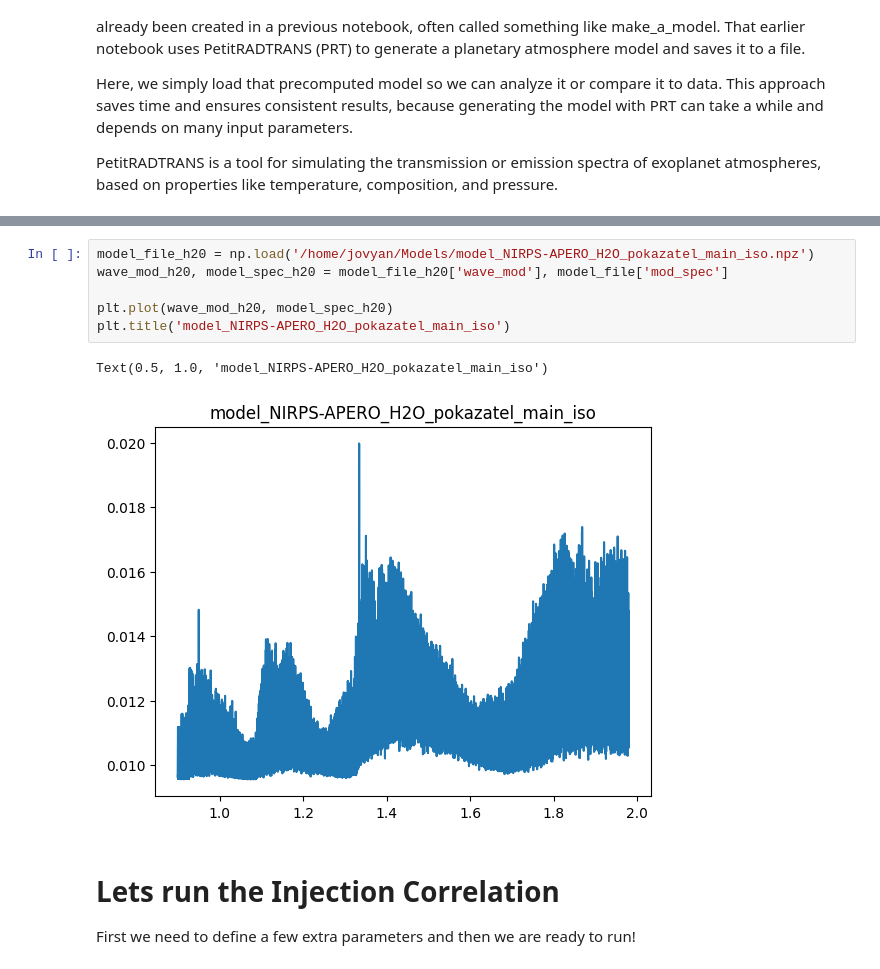
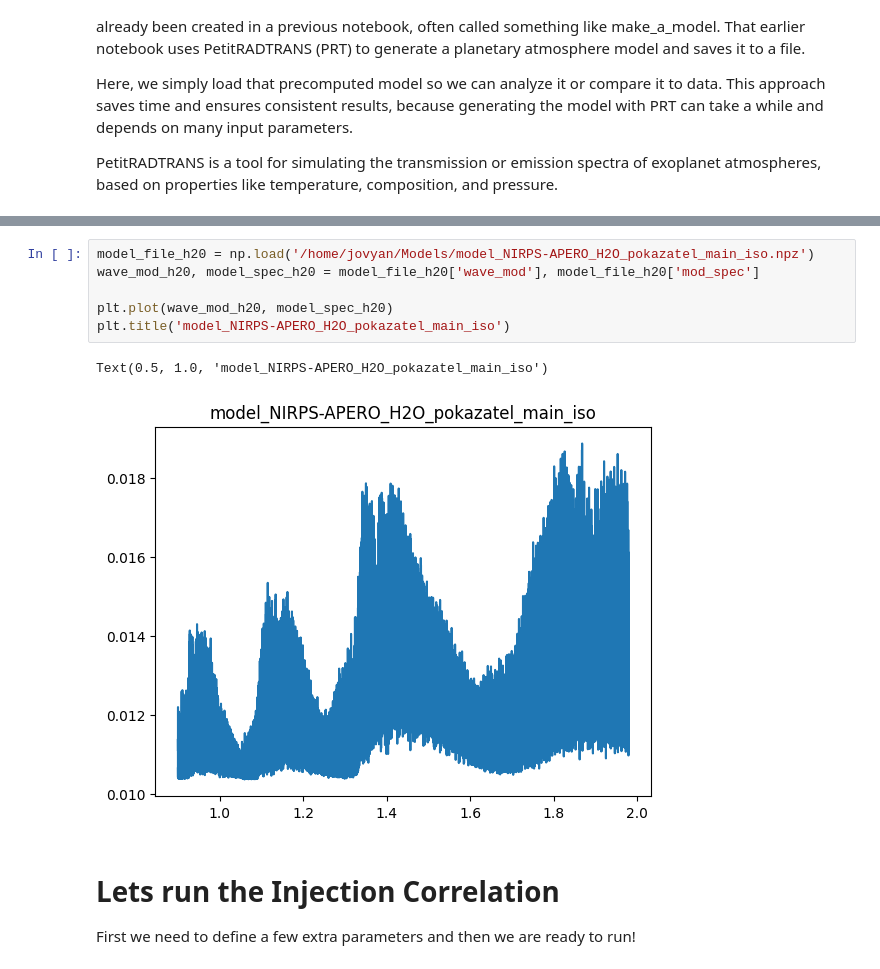
Before and after one commit to georgiamraz/starships_container, a Jupyter notebook: Notebooks/Answer_key_Cross_Correlation.ipynb, the cells around one changed output, grey strips where cells are left out. Saved outputs shown, nothing was run; the diff lists cells and outputs as text.

```diff
--- a/Notebooks/Answer_key_Cross_Correlation.ipynb
+++ b/Notebooks/Answer_key_Cross_Correlation.ipynb
@@ -172,12 +169,12 @@ Text(0.5, 1.0, 'model_NIRPS-APERO_H2O_main_iso_FeH_main_iso_CO_all_is')
 # %%
 model_file_h20 = np.load('/home/jovyan/Models/model_NIRPS-APERO_H2O_pokazatel_main_iso.npz')
-wave_mod_h20, model_spec_h20 = model_file_h20['wave_mod'], model_file['mod_spec']
+wave_mod_h20, model_spec_h20 = model_file_h20['wave_mod'], model_file_h20['mod_spec']
 
 plt.plot(wave_mod_h20, model_spec_h20)
 plt.title('model_NIRPS-APERO_H2O_pokazatel_main_iso')
 # %% [output]
 Text(0.5, 1.0, 'model_NIRPS-APERO_H2O_pokazatel_main_iso')
-[figure, old version]
+[figure, new version]
 # %% [markdown]
 # Lets run the Injection Correlation
 
```
Also changed, not shown: parts of 14 cells of this notebook, 4 other files.
